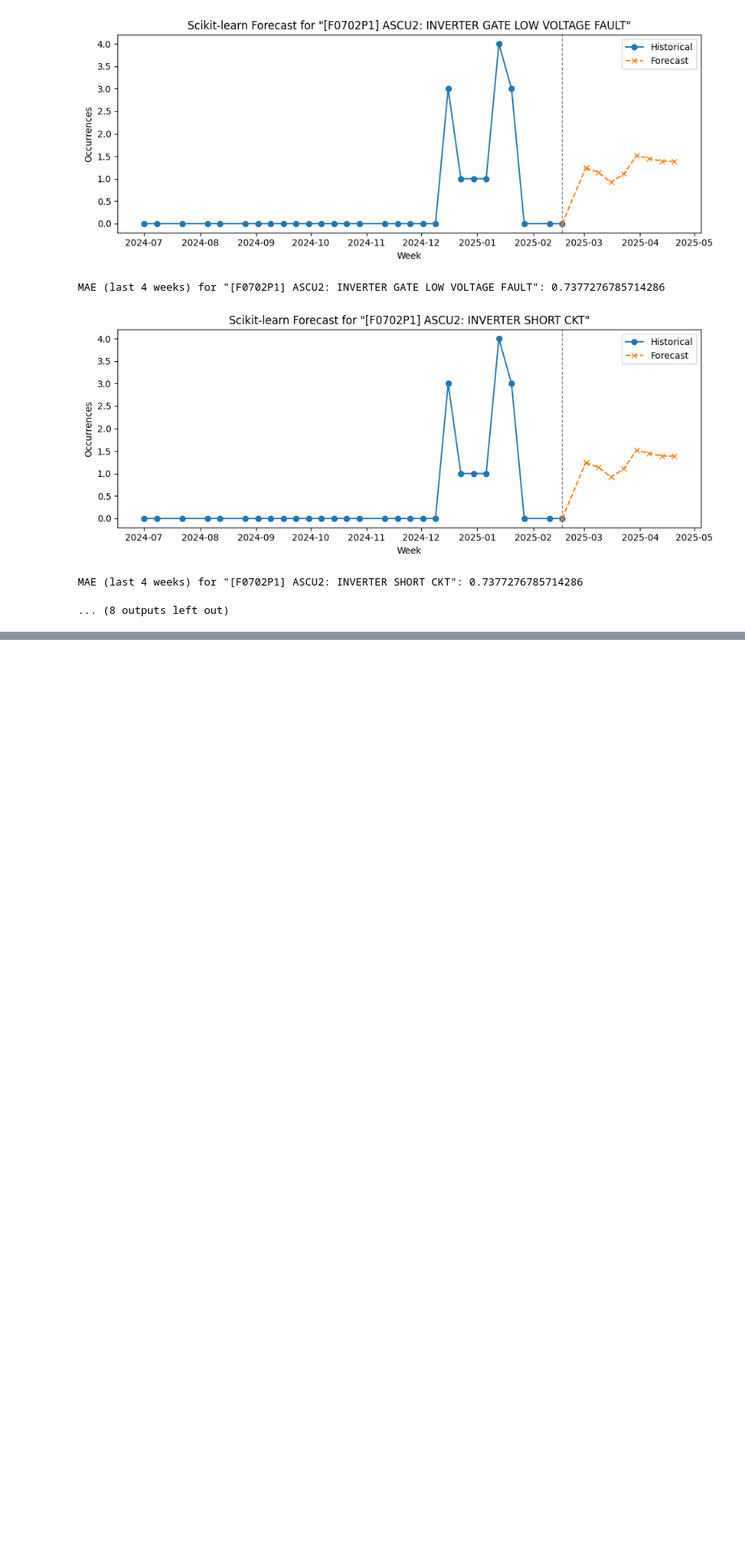
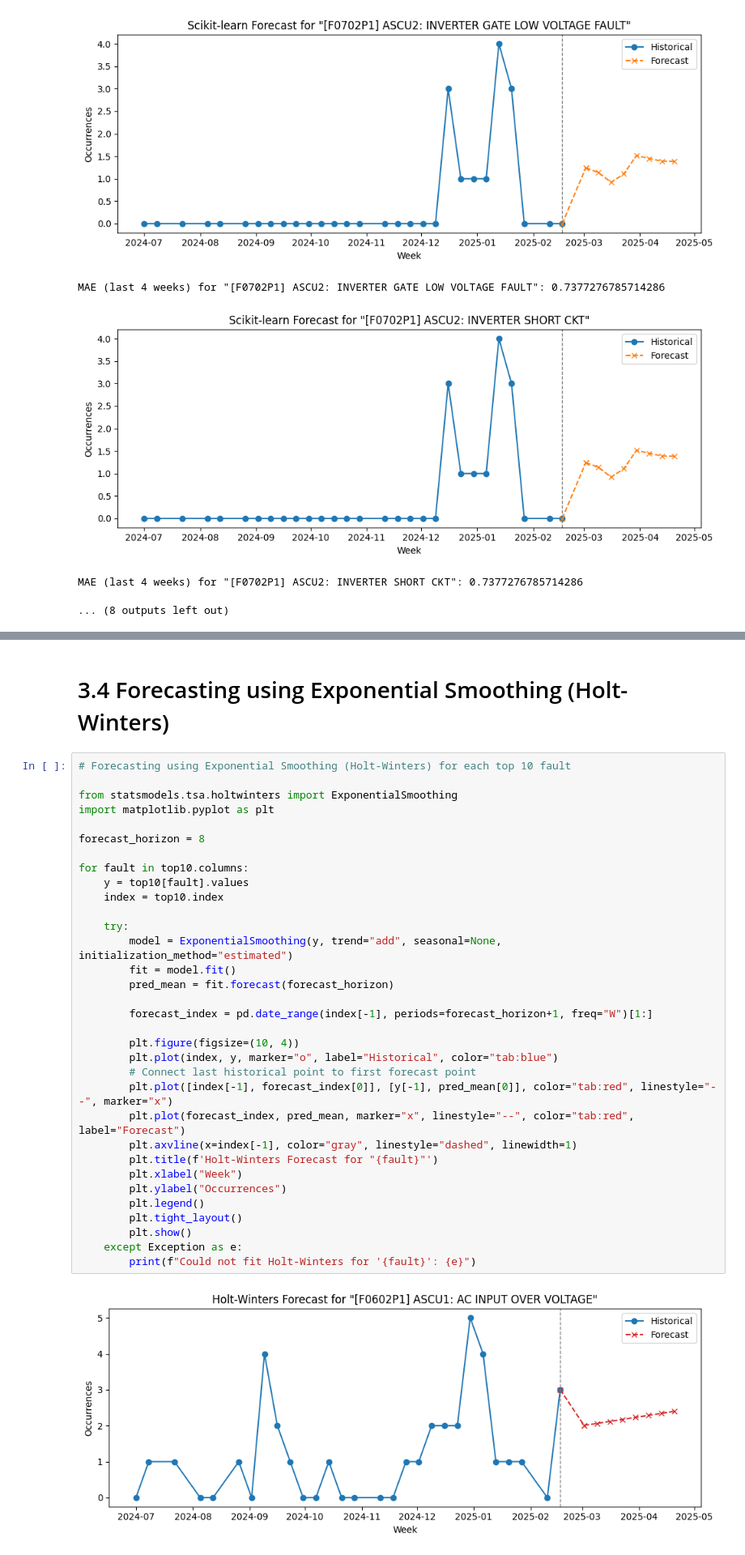
Before and after one commit to jasurlive/THESIS_WSU, a Jupyter notebook: final.ipynb, the cells around one changed output, grey strips where cells are left out. Shown at 81% size. Drawn from its saved outputs; the diff is of its cells as text; blank space fills up the shorter version.

```diff
--- a/final.ipynb
+++ b/final.ipynb
@@ -207,0 +257,37 @@ MAE (last 4 weeks) for "[F0702P1] ASCU2: INVERTER SHORT CKT": 0.7377276785714286
+# %% [markdown]
+# 3.4 Forecasting using Exponential Smoothing (Holt-Winters)
+# %%
+# Forecasting using Exponential Smoothing (Holt-Winters) for each top 10 fault
+
+from statsmodels.tsa.holtwinters import ExponentialSmoothing
+import matplotlib.pyplot as plt
+
+forecast_horizon = 8
+
+for fault in top10.columns:
+    y = top10[fault].values
+    index = top10.index
+
+    try:
+        model = ExponentialSmoothing(y, trend="add", seasonal=None, initialization_method="estimated")
+        fit = model.fit()
+        pred_mean = fit.forecast(forecast_horizon)
+
+        forecast_index = pd.date_range(index[-1], periods=forecast_horizon+1, freq="W")[1:]
+
+        plt.figure(figsize=(10, 4))
+        plt.plot(index, y, marker="o", label="Historical", color="tab:blue")
+        # Connect last historical point to first forecast point
+        plt.plot([index[-1], forecast_index[0]], [y[-1], pred_mean[0]], color="tab:red", linestyle="--", marker="x")
+        plt.plot(forecast_index, pred_mean, marker="x", linestyle="--", color="tab:red", label="Forecast")
+        plt.axvline(x=index[-1], color="gray", linestyle="dashed", linewidth=1)
+        plt.title(f'Holt-Winters Forecast for "{fault}"')
+        plt.xlabel("Week")
+        plt.ylabel("Occurrences")
+        plt.legend()
+        plt.tight_layout()
+        plt.show()
+    except Exception as e:
+        print(f"Could not fit Holt-Winters for '{fault}': {e}")
+# %% [output]
+[figure, added]
```
Also changed, not shown: parts of 4 cells of this notebook.
